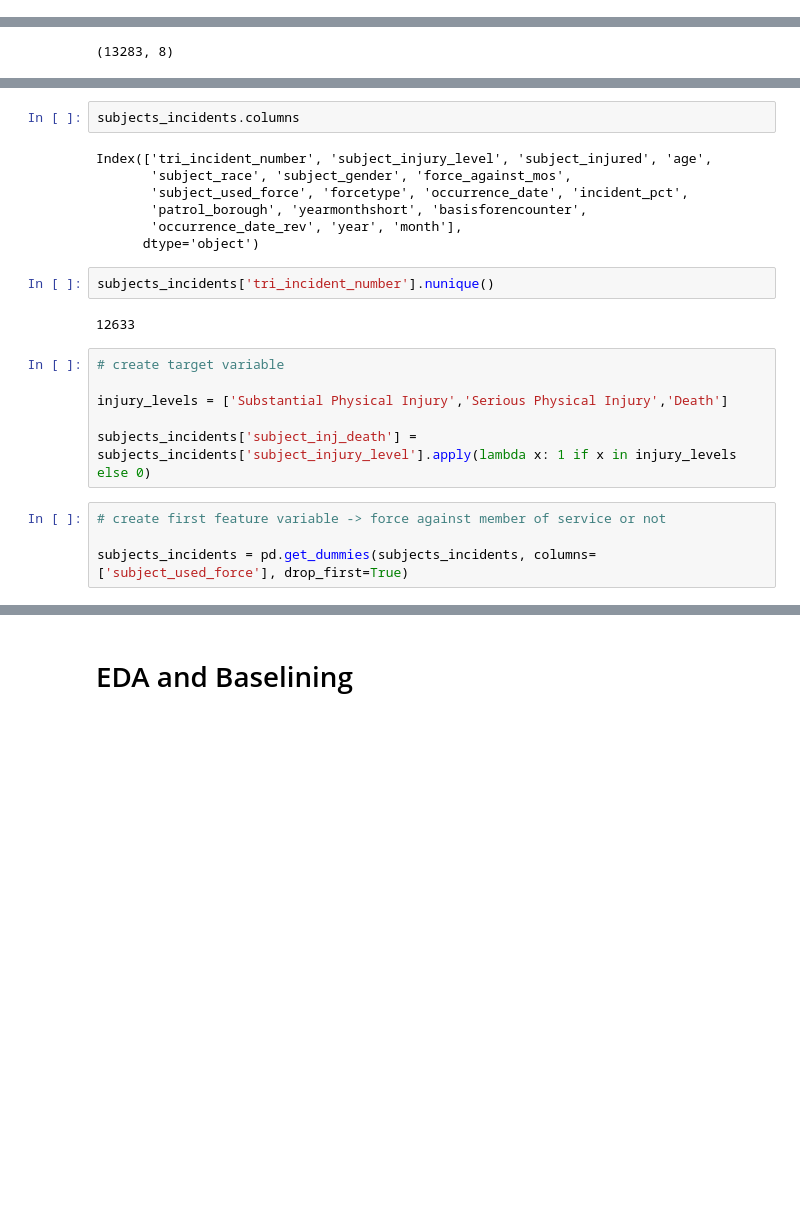
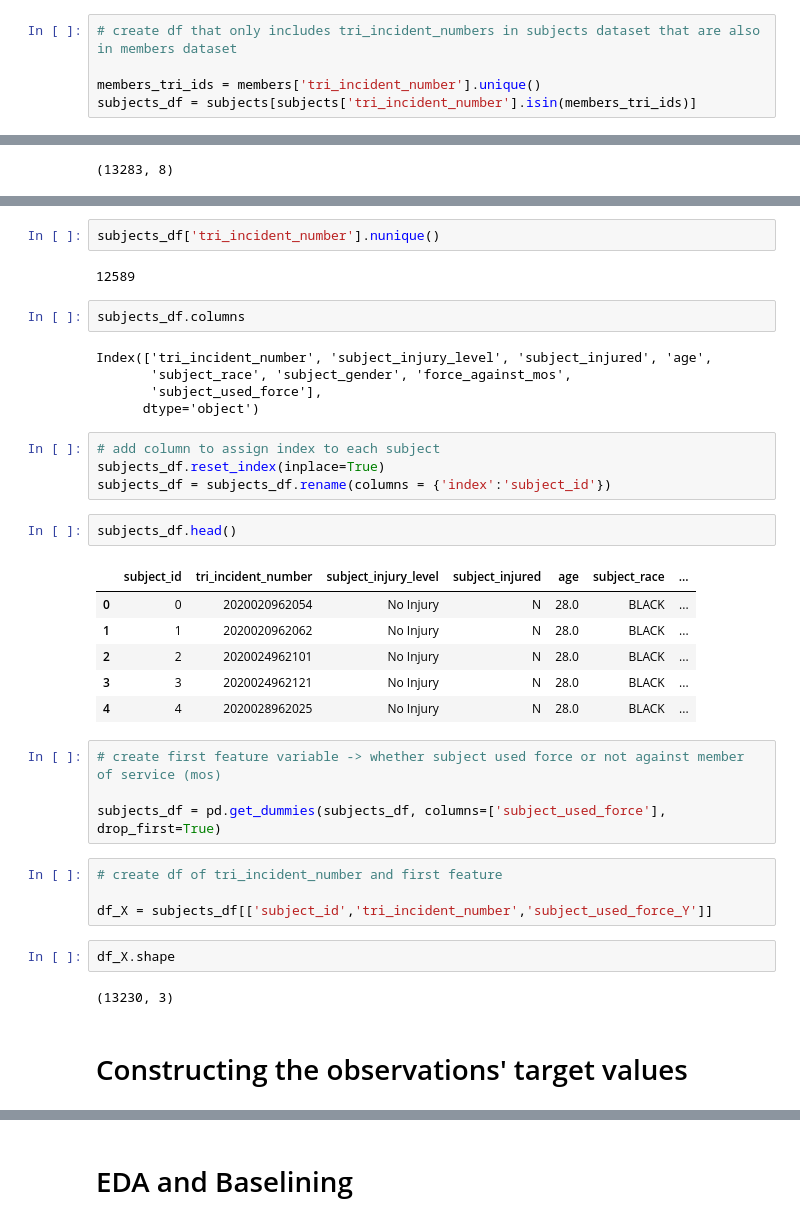
Before and after one commit to chloebs4590/Metis-Classification, a Jupyter notebook: nypd_use_of_force.ipynb, the cells around one changed output, grey strips where cells are left out. Cells and saved outputs as stored; diff of their text form; blank space fills up the shorter version.

```diff
--- a/nypd_use_of_force.ipynb
+++ b/nypd_use_of_force.ipynb
@@ -297,3 +300,8 @@ subjects_incidents.shape
+# %%
+# create df that only includes tri_incident_numbers in subjects dataset that are also in members dataset
+
+members_tri_ids = members['tri_incident_number'].unique()
+subjects_df = subjects[subjects['tri_incident_number'].isin(members_tri_ids)]
 # %%
 subjects.shape
 # %% [output]
@@ -305,23 +313,38 @@ incidents.shape
+# %%
+subjects_df['tri_incident_number'].nunique()
+# %% [output]
+12589
 # %%
-subjects_incidents.columns
+subjects_df.columns
 # %% [output]
 Index(['tri_incident_number', 'subject_injury_level', 'subject_injured', 'age',
        'subject_race', 'subject_gender', 'force_against_mos',
-       'subject_used_force', 'forcetype', 'occurrence_date', 'incident_pct',
-       'patrol_borough', 'yearmonthshort', 'basisforencounter',
-       'occurrence_date_rev', 'year', 'month'],
+       'subject_used_force'],
       dtype='object')
-# %%
-subjects_incidents['tri_incident_number'].nunique()
-# %% [output]
-12633
-# %%
-# create target variable
-
-injury_levels = ['Substantial Physical Injury','Serious Physical Injury','Death']
-
-subjects_incidents['subject_inj_death'] = subjects_incidents['subject_injury_level'].apply(lambda x: 1 if x in injury_levels else 0)
+# %%
+# add column to assign index to each subject
+subjects_df.reset_index(inplace=True)
+subjects_df = subjects_df.rename(columns = {'index':'subject_id'})
+# %%
+subjects_df.head()
+# %% [output]
+|  | subject_id | tri_incident_number | subject_injury_level | subject_injured | age | subject_race | ... |
+| 0 | 0 | 2020020962054 | No Injury | N | 28.0 | BLACK | ... |
+| 1 | 1 | 2020020962062 | No Injury | N | 28.0 | BLACK | ... |
+| 2 | 2 | 2020024962101 | No Injury | N | 28.0 | BLACK | ... |
+| 3 | 3 | 2020024962121 | No Injury | N | 28.0 | BLACK | ... |
+| 4 | 4 | 2020028962025 | No Injury | N | 28.0 | BLACK | ... |
 # %%
-# create first feature variable -> force against member of service or not
+# create first feature variable -> whether subject used force or not against member of service (mos)
 
-subjects_incidents = pd.get_dummies(subjects_incidents, columns=['subject_used_force'], drop_first=True)
+subjects_df = pd.get_dummies(subjects_df, columns=['subject_used_force'], drop_first=True)
+# %%
+# create df of tri_incident_number and first feature
+
+df_X = subjects_df[['subject_id','tri_incident_number','subject_used_force_Y']]
+# %%
+df_X.shape
+# %% [output]
+(13230, 3)
+# %% [markdown]
+# Constructing the observations' target values
```
Also changed, not shown: parts of 42 cells of this notebook.
